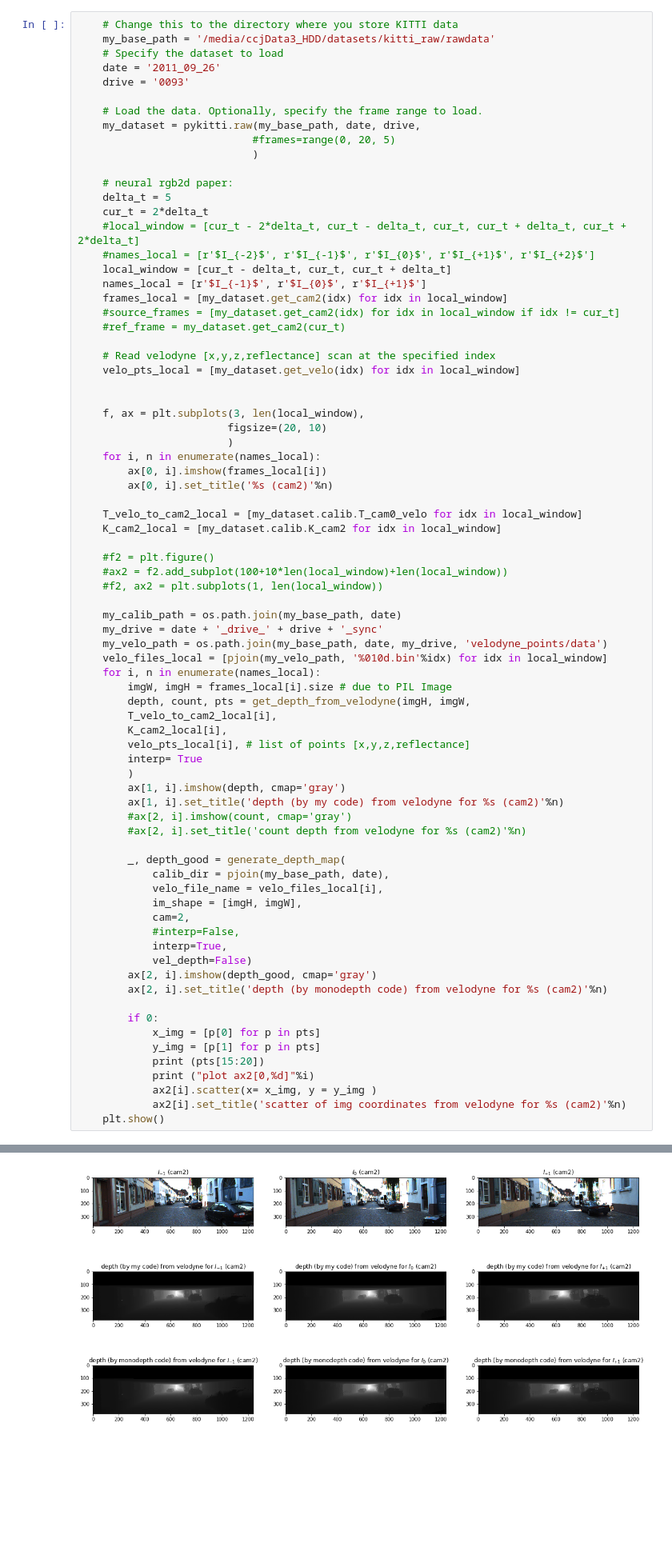
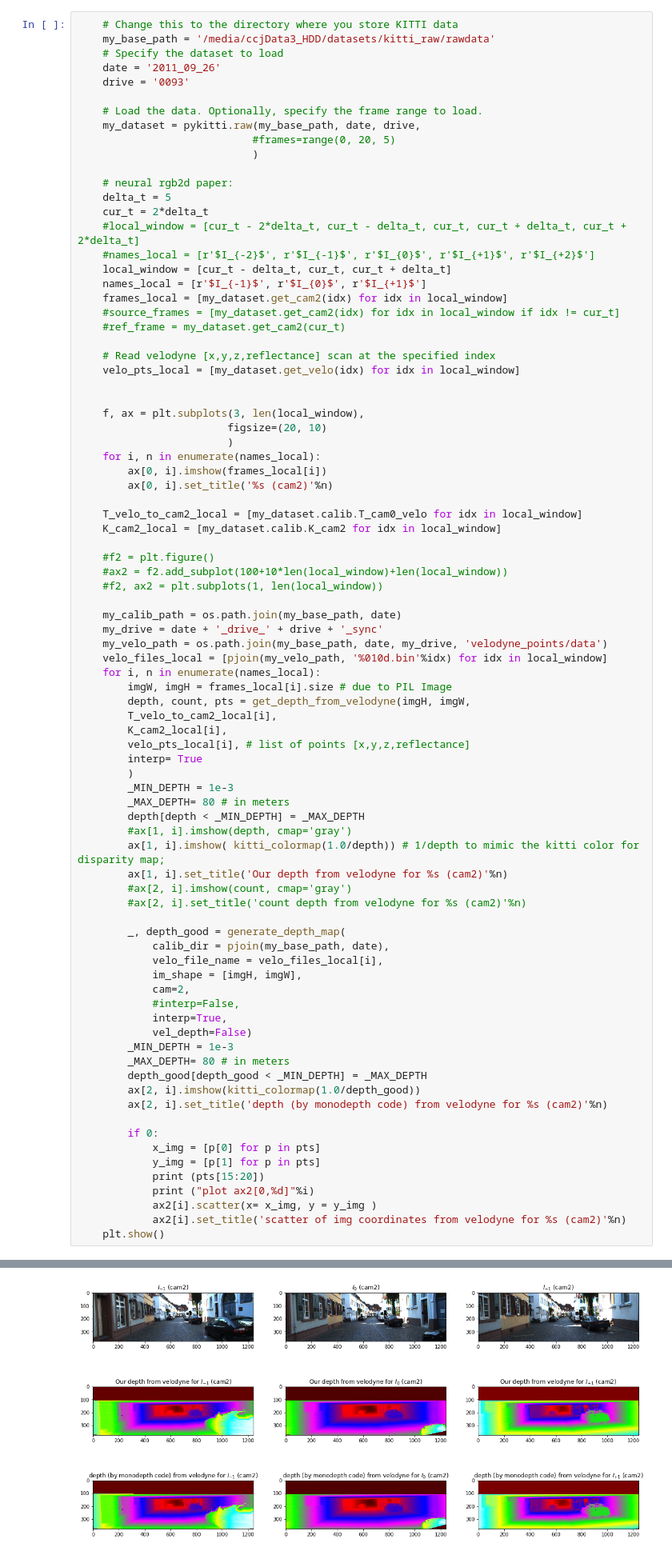
Before and after one commit to ccj5351/studynotes, a Jupyter notebook: stereo-matching/mvs-depth-kitti-raw-dataset.ipynb, the cells around one changed output, grey strips where cells are left out. Shown at 80% size. Saved outputs shown, nothing was run; the diff lists cells and outputs as text; blank space fills up the shorter version.

Commit message:
add kitti colormap for depth visualization

```diff
--- a/stereo-matching/mvs-depth-kitti-raw-dataset.ipynb
+++ b/stereo-matching/mvs-depth-kitti-raw-dataset.ipynb
@@ -790,8 +829,12 @@ def get_depth_from_velodyne(
         velo_pts_local[i], # list of points [x,y,z,reflectance]
         interp= True
         )
-        ax[1, i].imshow(depth, cmap='gray')
-        ax[1, i].set_title('depth (by my code) from velodyne for %s (cam2)'%n)
+        _MIN_DEPTH = 1e-3
+        _MAX_DEPTH= 80 # in meters
+        depth[depth < _MIN_DEPTH] = _MAX_DEPTH
+        #ax[1, i].imshow(depth, cmap='gray')
+        ax[1, i].imshow( kitti_colormap(1.0/depth)) # 1/depth to mimic the kitti color for disparity map;
+        ax[1, i].set_title('Our depth from velodyne for %s (cam2)'%n)
         #ax[2, i].imshow(count, cmap='gray')
         #ax[2, i].set_title('count depth from velodyne for %s (cam2)'%n)
 
@@ -799,35 +842,38 @@ def get_depth_from_velodyne(
             calib_dir = pjoin(my_base_path, date),
             velo_file_name = velo_files_local[i],
             im_shape = [imgH, imgW],
             cam=2,
             #interp=False,
             interp=True,
             vel_depth=False)
-        ax[2, i].imshow(depth_good, cmap='gray')
+        _MIN_DEPTH = 1e-3
+        _MAX_DEPTH= 80 # in meters
+        depth_good[depth_good < _MIN_DEPTH] = _MAX_DEPTH
+        ax[2, i].imshow(kitti_colormap(1.0/depth_good))
         ax[2, i].set_title('depth (by monodepth code) from velodyne for %s (cam2)'%n)
 
         if 0:
             x_img = [p[0] for p in pts]
             y_img = [p[1] for p in pts]
             print (pts[15:20])
             print ("plot ax2[0,%d]"%i)
             ax2[i].scatter(x= x_img, y = y_img )
             ax2[i].set_title('scatter of img coordinates from velodyne for %s (cam2)'%n)
     plt.show()
 # %% [output]
 [***] loading cam2cam file  /media/ccjData3_HDD/datasets/kitti_raw/rawdata/2011_09_26/calib_cam_to_cam.txt
 [***] loading velo2cam file  /media/ccjData3_HDD/datasets/kitti_raw/rawdata/2011_09_26/calib_velo_to_cam.txt
 [ 7.533745e-03 -9.999714e-01 -6.166020e-04  1.480249e-02  7.280733e-04
  -9.998902e-01  9.998621e-01  7.523790e-03  1.480755e-02]
 [***] loading cam2cam file  /media/ccjData3_HDD/datasets/kitti_raw/rawdata/2011_09_26/calib_cam_to_cam.txt
 [***] loading velo2cam file  /media/ccjData3_HDD/datasets/kitti_raw/rawdata/2011_09_26/calib_velo_to_cam.txt
 [ 7.533745e-03 -9.999714e-01 -6.166020e-04  1.480249e-02  7.280733e-04
  -9.998902e-01  9.998621e-01  7.523790e-03  1.480755e-02]
 [***] loading cam2cam file  /media/ccjData3_HDD/datasets/kitti_raw/rawdata/2011_09_26/calib_cam_to_cam.txt
 [***] loading velo2cam file  /media/ccjData3_HDD/datasets/kitti_raw/rawdata/2011_09_26/calib_velo_to_cam.txt
 [ 7.533745e-03 -9.999714e-01 -6.166020e-04  1.480249e-02  7.280733e-04
  -9.998902e-01  9.998621e-01  7.523790e-03  1.480755e-02]
-[figure, old version]
+[figure, new version]
 # %% [markdown]
 - Let us shown the depth without interpolation (Note: interpolation will fill the holes in depth maps).
 # %%
```
Also changed, not shown: parts of 1 cell of this notebook.
